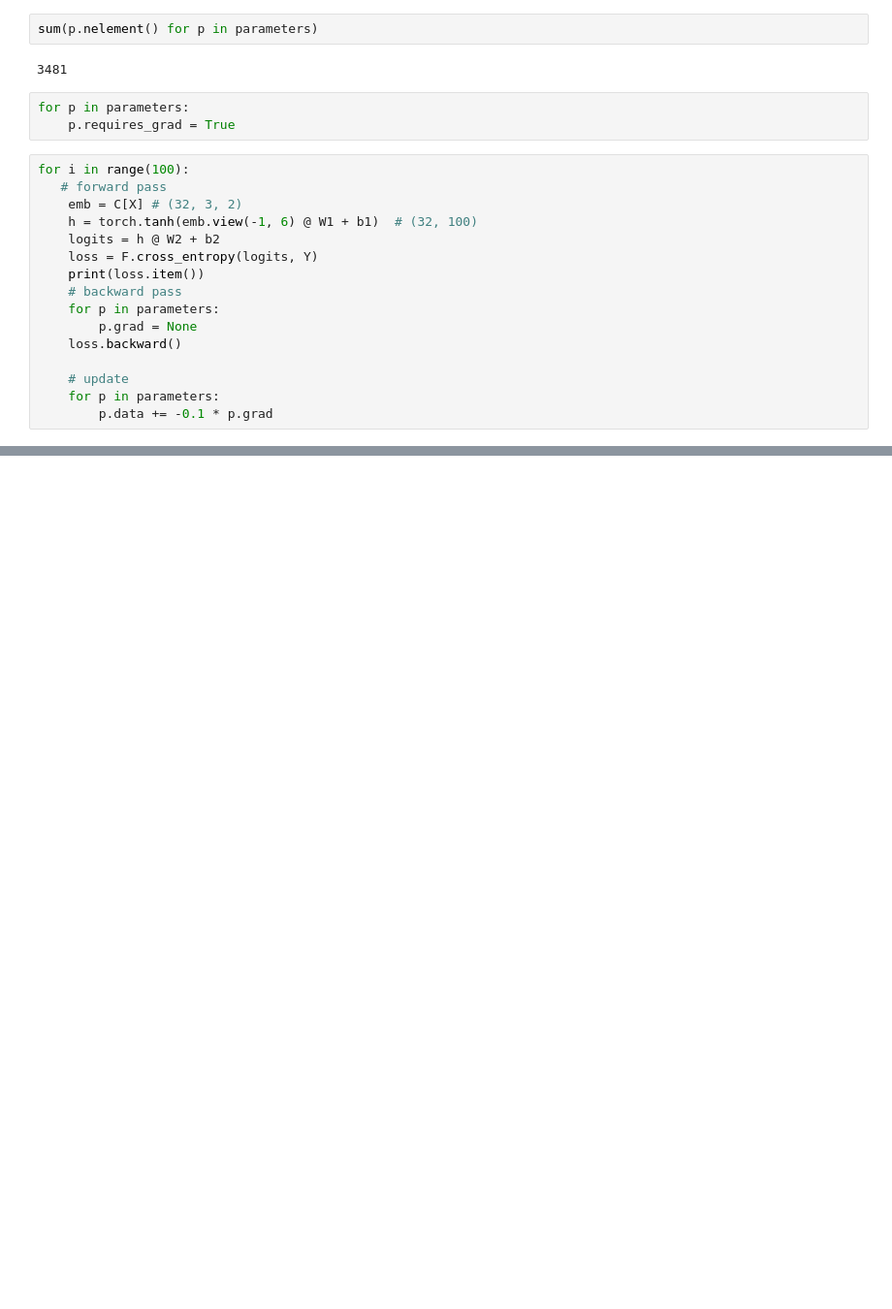
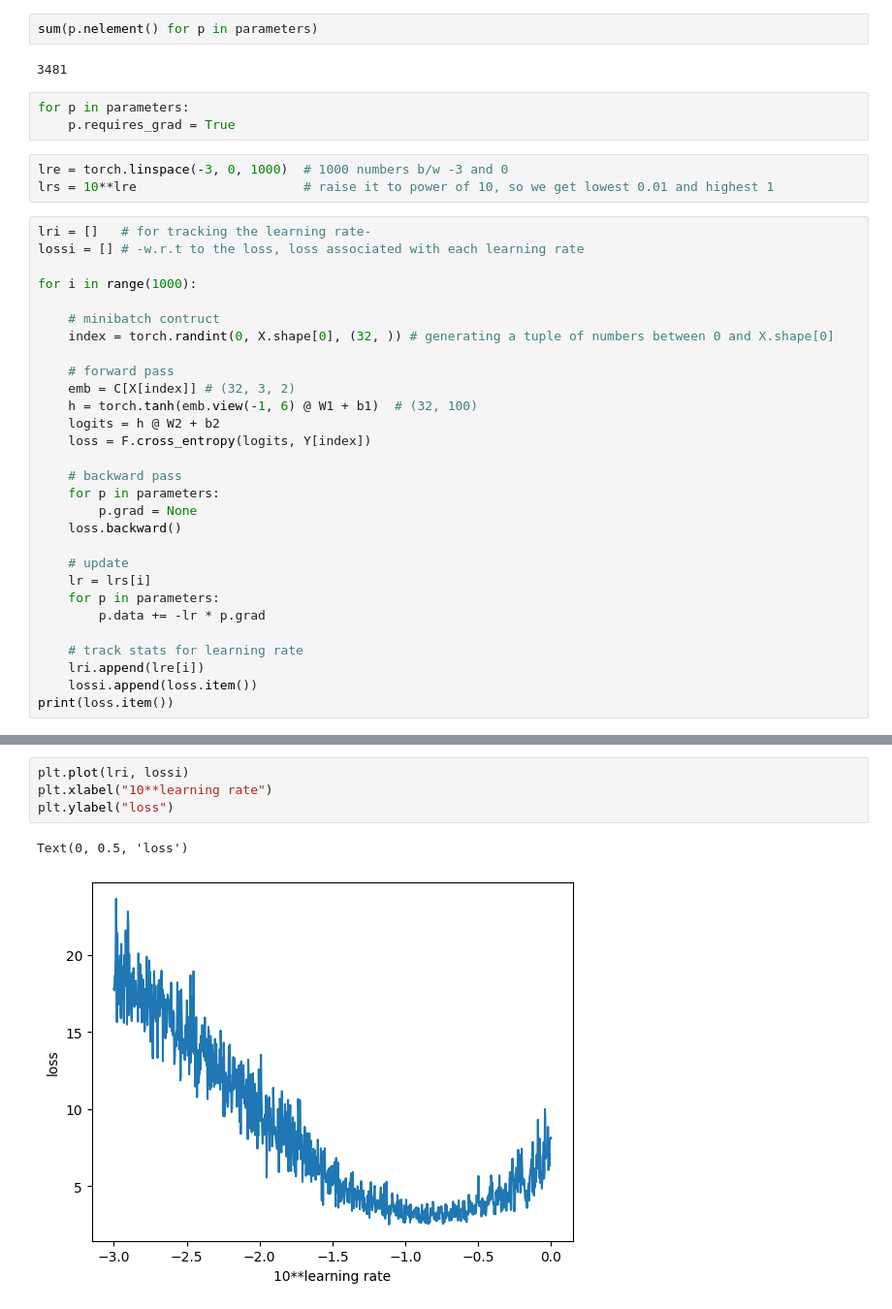
Before and after one commit to GarvAtri/NeuralNets, a Jupyter notebook: MLP.ipynb, the cells around one changed output, grey strips where cells are left out. Shown at 97% size. Cells and saved outputs as stored; diff of their text form; blank space fills up the shorter version.

Commit message:
implementation for finding an optimal learning rate

```diff
--- a/MLP.ipynb
+++ b/MLP.ipynb
@@ -283,20 +283,36 @@ sum(p.nelement() for p in parameters)
 # %%
 for p in parameters:
     p.requires_grad = True
+# %%
+lre = torch.linspace(-3, 0, 1000)  # 1000 numbers b/w -3 and 0
+lrs = 10**lre                      # raise it to power of 10, so we get lowest 0.01 and highest 1
 # %%
-for i in range(100):
-   # forward pass
-    emb = C[X] # (32, 3, 2)
+lri = []   # for tracking the learning rate-
+lossi = [] # -w.r.t to the loss, loss associated with each learning rate
+
+for i in range(1000):
+
+    # minibatch contruct
+    index = torch.randint(0, X.shape[0], (32, )) # generating a tuple of numbers between 0 and X.shape[0]
+
+    # forward pass
+    emb = C[X[index]] # (32, 3, 2)
     h = torch.tanh(emb.view(-1, 6) @ W1 + b1)  # (32, 100)
     logits = h @ W2 + b2
-    loss = F.cross_entropy(logits, Y)
-    print(loss.item())
+    loss = F.cross_entropy(logits, Y[index])
+
     # backward pass
     for p in parameters:
         p.grad = None
     loss.backward()
 
     # update
+    lr = lrs[i]
     for p in parameters:
-        p.data += -0.1 * p.grad
+        p.data += -lr * p.grad
+
+    # track stats for learning rate
+    lri.append(lre[i])
+    lossi.append(loss.item())
+print(loss.item())
 # %% [output]
@@ -319,0 +331,7 @@ for i in range(100):
+# %%
+plt.plot(lri, lossi)
+plt.xlabel("10**learning rate")
+plt.ylabel("loss")
+# %% [output]
+Text(0, 0.5, 'loss')
+[figure, added]
```
Also changed, not shown: parts of 4 cells of this notebook.
